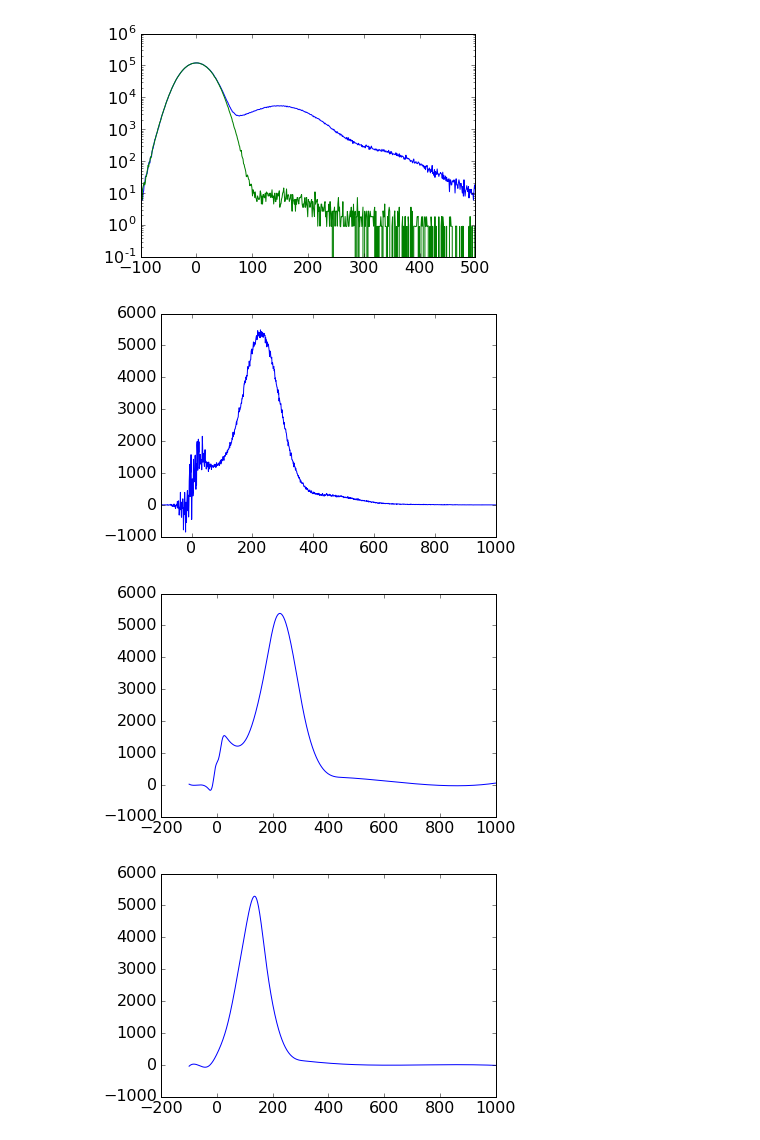
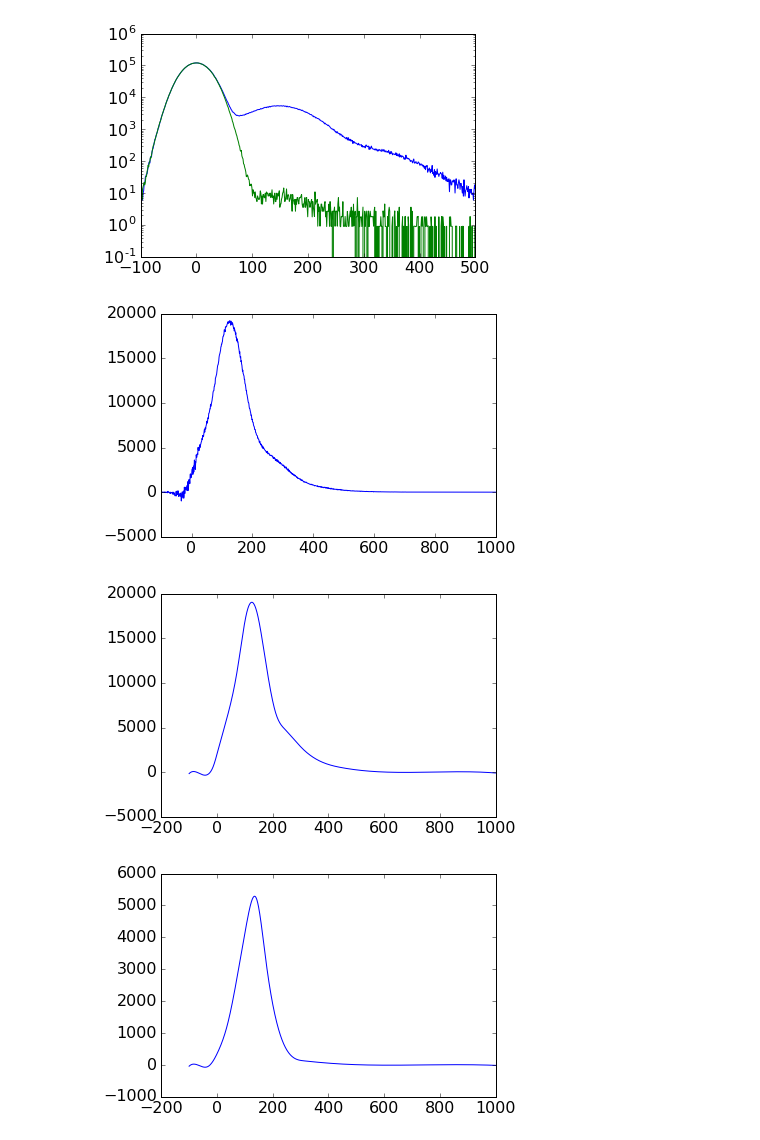
Before and after one commit to skazama/SPE, a Jupyter notebook: spe_shape.ipynb, the cells around one changed output. Drawn from its saved outputs; the diff is of its cells as text; code cells hidden in the pictures.

```diff
--- a/spe_shape.ipynb
+++ b/spe_shape.ipynb
@@ -78,20 +78,20 @@ residual = LED_spectrum - noise_spectrum
 # %%
 from scipy.interpolate import UnivariateSpline
 # %%
-ch = 47
+ch = 200
 plt.plot(charge, residual[ch])
 plt.xlim(-100, 1000)
 plt.show()
 
 
 test = residual[ch]
 f = UnivariateSpline(charge, test, s=1.5e7)
 
 plt.plot(charge, f(charge))
 plt.show()
 # %% [output]
-[figure, old version]
+[figure, new version]
-[figure, old version]
+[figure, new version]
 # %%
 # %% [output]
 [figure]
```
Also changed, not shown: 5 other files.
